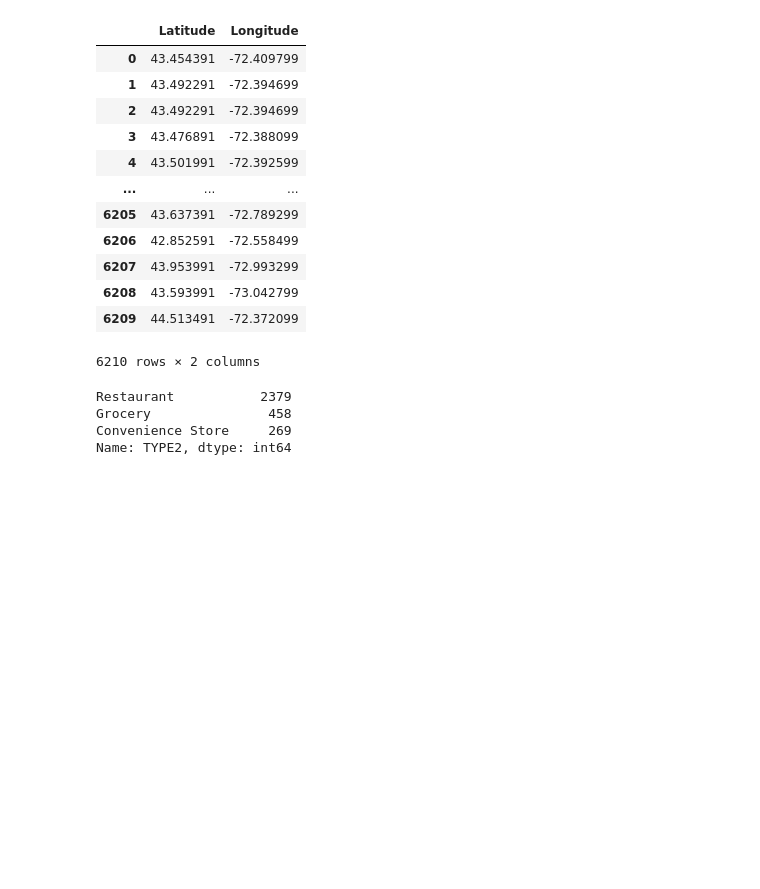
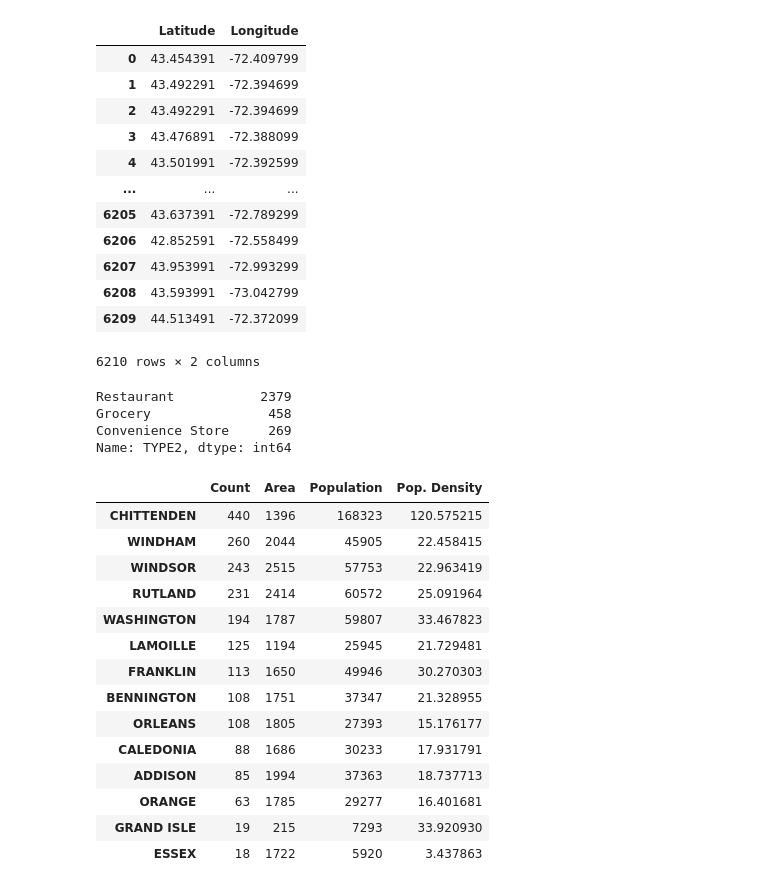
Before and after one commit to nick-knudsen/pocs-project, a Jupyter notebook: food_sources.ipynb, the cells around one changed output. Drawn from its saved outputs; the diff is of its cells as text; code cells hidden in the pictures; blank space fills up the shorter version.

```diff
--- a/food_sources.ipynb
+++ b/food_sources.ipynb
@@ -67,3 +68,6 @@ fig.update_layout(mapbox_style="open-street-map")
 fig.update_layout(margin={"r":0,"t":0,"l":0,"b":0})
 fig.show()
 fig.write_html("food_sources.html")
+# %%
+our_sources_df['County'] = our_sources_df['County'].str.upper()
+our_sources_df.loc[5120, "County"] = "ORANGE"
@@ -69,0 +105,18 @@ fig.write_html("food_sources.html")
+# %%
+restaurant_df
+# %% [output]
+|  | Count | Area | Population | Pop. Density |
+| CHITTENDEN | 440 | 1396 | 168323 | 120.575215 |
+| WINDHAM | 260 | 2044 | 45905 | 22.458415 |
+| WINDSOR | 243 | 2515 | 57753 | 22.963419 |
+| RUTLAND | 231 | 2414 | 60572 | 25.091964 |
+| WASHINGTON | 194 | 1787 | 59807 | 33.467823 |
+| LAMOILLE | 125 | 1194 | 25945 | 21.729481 |
+| FRANKLIN | 113 | 1650 | 49946 | 30.270303 |
+| BENNINGTON | 108 | 1751 | 37347 | 21.328955 |
+| ORLEANS | 108 | 1805 | 27393 | 15.176177 |
+| CALEDONIA | 88 | 1686 | 30233 | 17.931791 |
+| ADDISON | 85 | 1994 | 37363 | 18.737713 |
+| ORANGE | 63 | 1785 | 29277 | 16.401681 |
+| GRAND ISLE | 19 | 215 | 7293 | 33.920930 |
+| ESSEX | 18 | 1722 | 5920 | 3.437863 |
```
Also changed, not shown: parts of 5 cells of this notebook.
